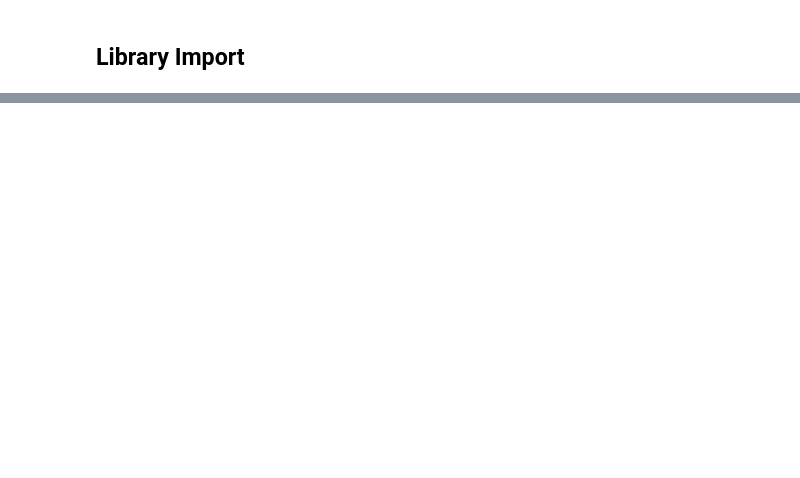
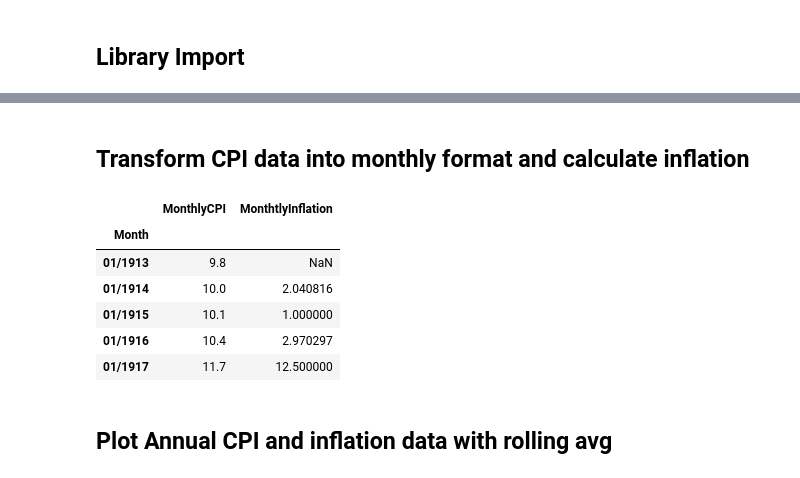
Before and after one commit to Bkeith3248/MGT6203Project, a Jupyter notebook: ProjectNotebook.ipynb, the cells around one changed output, grey strips where cells are left out. Cells and saved outputs as stored; diff of their text form; code cells hidden in the pictures; blank space fills up the shorter version.

```diff
--- a/ProjectNotebook.ipynb
+++ b/ProjectNotebook.ipynb
@@ -53,3 +59,31 @@ df_cpi.head()
+# %% [markdown]
+## Transform CPI data into monthly format and calculate inflation
+# %%
+df_cpi_monthly = pd.read_excel('CPIRawData.xlsx',engine='openpyxl',sheet_name = 'BLS Data Series',skiprows=11)
+df_cpi_monthly.drop(columns = ['Annual','HALF1','HALF2'], inplace = True)
+
+df_cpi_monthly = pd.melt(df_cpi_monthly, id_vars=["Year"], var_name="Month", value_name = "MonthlyCPI")
+
+df_cpi_monthly['Month'] = df_cpi_monthly.Month + " " + df_cpi_monthly.Year.map(str)
+df_cpi_monthly.drop('Year', axis=1,inplace = True)
+df_cpi_monthly["Month"] = pd.to_datetime(df_cpi_monthly.Month, format="%b %Y", dayfirst=True)
+df_cpi_monthly ['Month'] = df_cpi_monthly['Month'].dt.strftime('%m/%Y')
+df_cpi_monthly = df_cpi_monthly.sort_values("Month")
+df_cpi_monthly = df_cpi_monthly.set_index("Month")
+
+df_cpi_monthly['MonthtlyInflation'] = (df_cpi_monthly.MonthlyCPI.diff()/ df_cpi_monthly['MonthlyCPI'].shift(1))*100
+
+df_cpi_monthly.head()
+# %% [output]
+|  | MonthlyCPI | MonthtlyInflation |
+| Month |  |  |
+| 01/1913 | 9.8 | NaN |
+| 01/1914 | 10.0 | 2.040816 |
+| 01/1915 | 10.1 | 1.000000 |
+| 01/1916 | 10.4 | 2.970297 |
+| 01/1917 | 11.7 | 12.500000 |
+# %% [markdown]
+## Plot Annual CPI and inflation data with rolling avg
 # %%
 '''
 CPI
```
Also changed, not shown: parts of 9 cells of this notebook, 1 other file.
